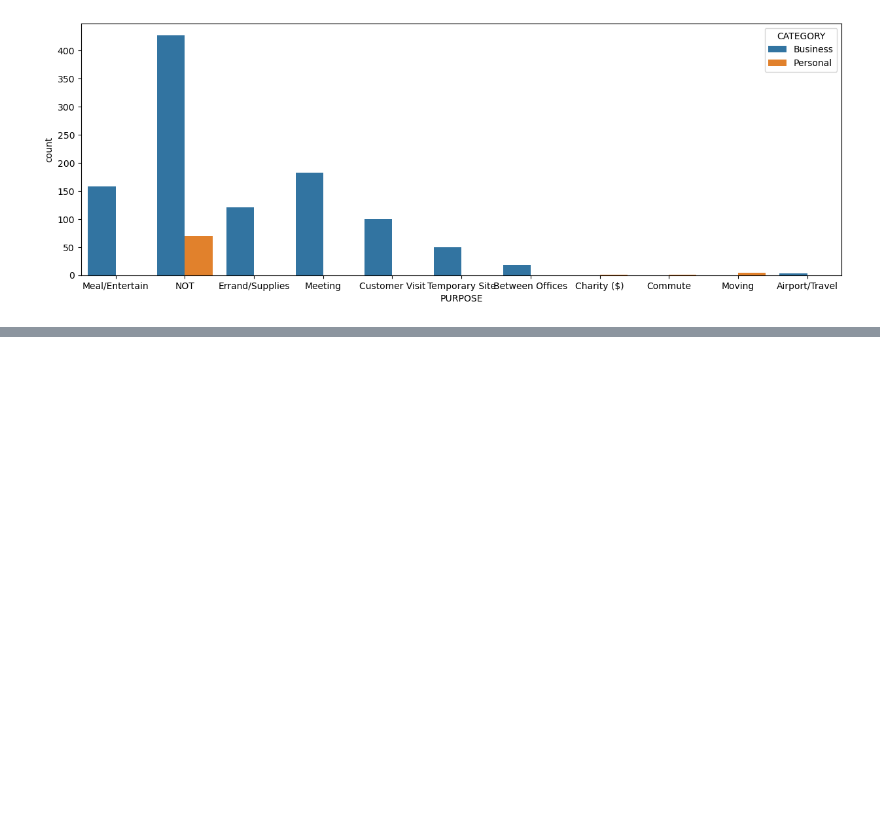
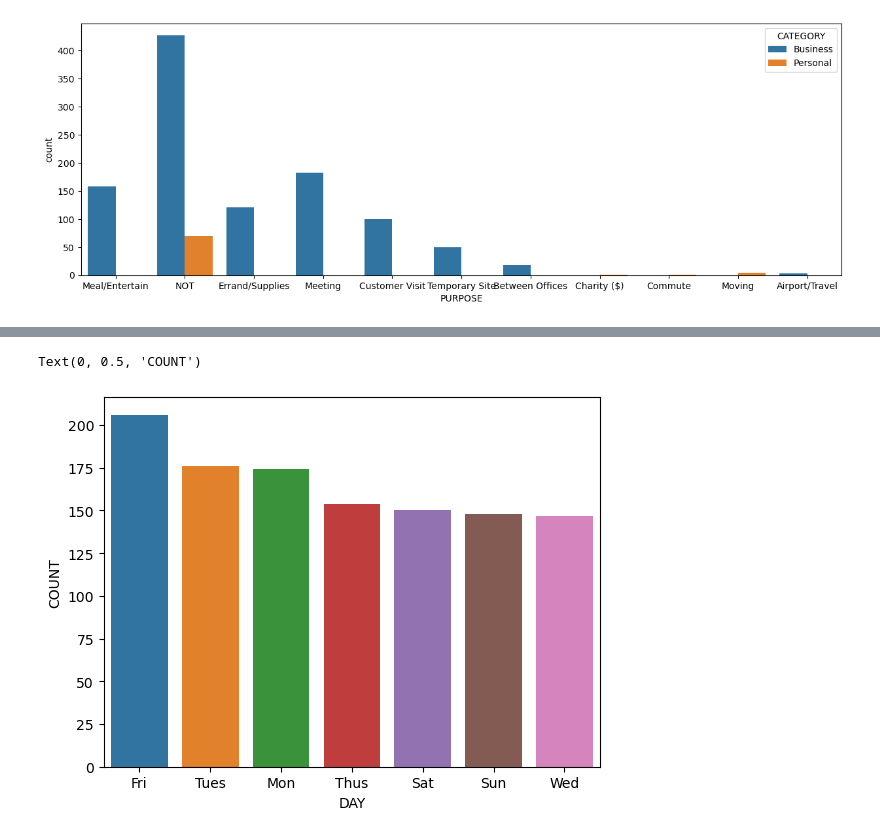
Before and after one commit to deepikasainju/Uber-Data-Analysis, a Jupyter notebook: Uber Ride Data Analysis.ipynb, the cells around one changed output, grey strips where cells are left out. Drawn from its saved outputs; the diff is of its cells as text; code cells hidden in the pictures; blank space fills up the shorter version.

```diff
--- a/Uber Ride Data Analysis.ipynb
+++ b/Uber Ride Data Analysis.ipynb
@@ -119,0 +183,13 @@ Most of the cabs are booked in the time duration of 10am-5pm (Afternoon).
+# %%
+dataset['START_DATE'] = pd.to_datetime(dataset['START_DATE'], errors='coerce')
+dataset['DAY'] = dataset.START_DATE.dt.weekday
+day_label = {0: 'Mon', 1: 'Tues', 2: 'Wed', 3: 'Thus', 4: 'Fri', 5: 'Sat', 6: 'Sun'}
+dataset['DAY'] = dataset['DAY'].map(day_label)
+# %%
+day_label = dataset.DAY.value_counts()
+sns.barplot(x=day_label.index, y=day_label);
+plt.xlabel('DAY')
+plt.ylabel('COUNT')
+# %% [output]
+Text(0, 0.5, 'COUNT')
+[figure, added]
```
Also changed, not shown: parts of 8 cells of this notebook.
